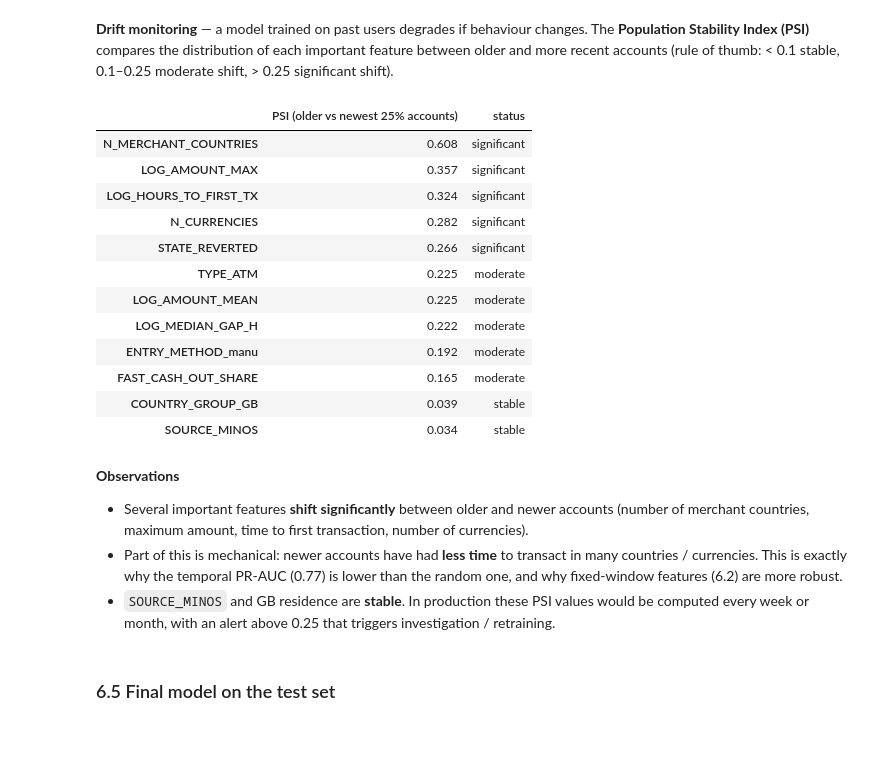
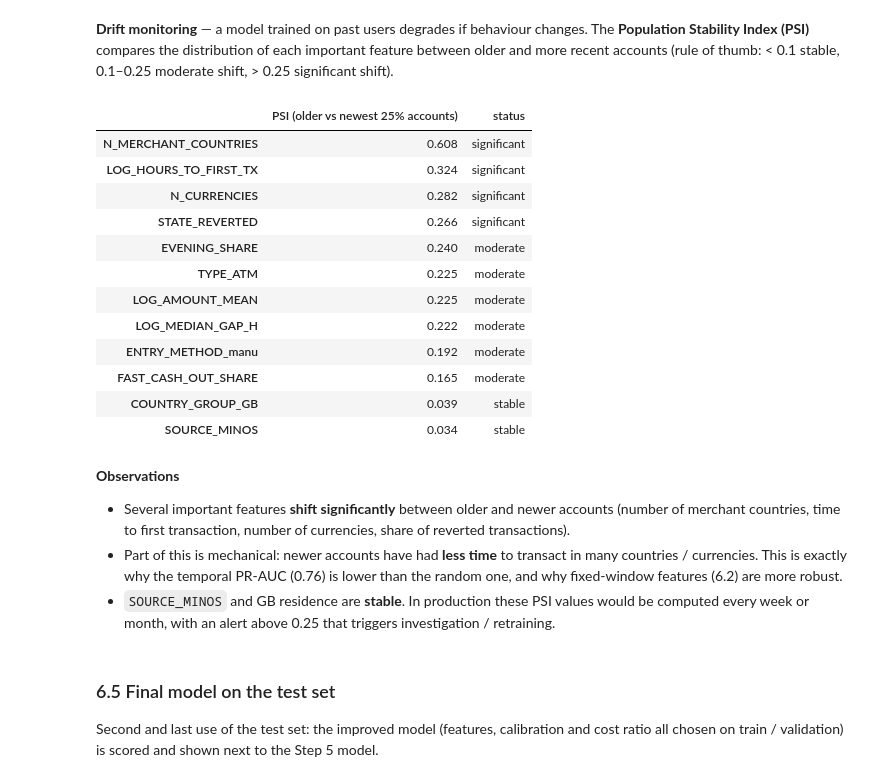
Before and after one commit to AmidNova/fraudster-detection, a Jupyter notebook: fraud_detection.ipynb, the cells around one changed output. Cells and saved outputs as stored; diff of their text form; code cells hidden in the pictures; blank space fills up the shorter version.

```diff
--- a/fraud_detection.ipynb
+++ b/fraud_detection.ipynb
@@ -458,7 +383,7 @@ def make_models():
             LogisticRegression(class_weight="balanced", max_iter=2000, random_state=RANDOM_STATE)),
         "Random Forest": RandomForestClassifier(
             n_estimators=500, min_samples_leaf=3, class_weight="balanced_subsample",
-            n_jobs=-1, random_state=RANDOM_STATE),
+            random_state=RANDOM_STATE),  # no n_jobs: cross_validate already parallelises the folds
         "Gradient Boosting": HistGradientBoostingClassifier(
             learning_rate=0.05, max_iter=300, max_leaf_nodes=15, l2_regularization=1.0,
             class_weight="balanced", random_state=RANDOM_STATE),
@@ -519,6 +444,22 @@ ax.legend(); plt.tight_layout()
 BEST_MODEL_NAME = cv_results["cv_pr_auc"].idxmax()
 best_model = models[BEST_MODEL_NAME]
 print("Selected model:", BEST_MODEL_NAME)
+
+SUMMARY_COLS = ["cv_pr_auc", "cv_pr_auc_std", "val_pr_auc"]
+BASE_SUMMARY = cv_results.join(val_results).loc[[BEST_MODEL_NAME], SUMMARY_COLS]
+
+
+def evaluate_variant(name, X_tr, X_v):
+    """CV on train + validation PR-AUC of the selected model type trained on another feature set."""
+    result = cross_validate_models({name: make_models()[BEST_MODEL_NAME]}, X_tr, y_train)
+    model = make_models()[BEST_MODEL_NAME].fit(X_tr, y_train)
+    result["val_pr_auc"] = average_precision_score(y_val, model.predict_proba(X_v)[:, 1])
+    return result, model
+
+
+def compare_with_base(variant_result):
+    """Selected Step 4 model vs a variant, on the same CV / validation metrics."""
+    return pd.concat([BASE_SUMMARY, variant_result[SUMMARY_COLS]]).round(3)
 # %% [output]
 Selected model: Gradient Boosting
 # %% [markdown]
@@ -764,15 +664,8 @@ Name: single_feature_roc_auc, dtype: float64
 # Same users in train / validation / test as before, with the extra features
 X2_train, X2_val, X2_test = (data_v2.loc[idx.index, FEATURES_V2] for idx in (X_train, X_val, X_test))
 
-gb_v2 = {"Gradient Boosting + sequence": make_models()["Gradient Boosting"]}
-cv_v2 = cross_validate_models(gb_v2, X2_train, y_train)
-model_v2 = gb_v2["Gradient Boosting + sequence"].fit(X2_train, y_train)
-cv_v2["val_pr_auc"] = average_precision_score(y_val, model_v2.predict_proba(X2_val)[:, 1])
-
-comparison_v2 = pd.concat([
-    cv_results.loc[[BEST_MODEL_NAME], ["cv_pr_auc", "cv_pr_auc_std"]]
-              .assign(val_pr_auc=val_results.loc[BEST_MODEL_NAME, "val_pr_auc"]),
-    cv_v2[["cv_pr_auc", "cv_pr_auc_std", "val_pr_auc"]]]).round(3)
+cv_v2, model_v2 = evaluate_variant("Gradient Boosting + sequence", X2_train, X2_val)
+comparison_v2 = compare_with_base(cv_v2)
 comparison_v2
 # %% [output]
 |  | cv_pr_auc | cv_pr_auc_std | val_pr_auc |
@@ -946,36 +831,24 @@ User 0782ced4-7bb6-4420-aff2-ed08290ee47c — score 1.000, actual fraudster: Tru
 # %% [markdown]
 **Drift monitoring** — a model trained on past users degrades if behaviour changes. The **Population Stability Index (PSI)** compares the distribution of each important feature between older and more recent accounts (rule of thumb: < 0.1 stable, 0.1–0.25 moderate shift, > 0.25 significant shift).
 # %%
-PSI_BINS = 10
-
-
-def population_stability_index(reference, current, bins=PSI_BINS):
-    """PSI between two samples of one feature, using quantile bins of the reference."""
-    edges = np.unique(np.quantile(reference, np.linspace(0, 1, bins + 1)))
-    if len(edges) < 3:                       # (near) constant feature
-        edges = np.unique(np.concatenate([edges, [reference.mean() + 1e-9]]))
-    edges[0], edges[-1] = -np.inf, np.inf
-    ref_pct = np.histogram(reference, edges)[0] / len(reference) + 1e-6
-    cur_pct = np.histogram(current, edges)[0] / len(current) + 1e-6
-    return float(np.sum((cur_pct - ref_pct) * np.log(cur_pct / ref_pct)))
-
+from fraud_detection.evaluation import population_stability_index
 
 top_shap = (pd.Series(np.abs(shap_val.values).mean(axis=0), index=FEATURES_V2)
               .sort_values(ascending=False).head(12).index)
 created = USER_CREATED.loc[data_v2.index]
 older = data_v2[created < created.quantile(TEMPORAL_TRAIN_SHARE)]
 newer = data_v2[created >= created.quantile(TEMPORAL_TRAIN_SHARE)]
 
 psi = pd.Series({f: population_stability_index(older[f].to_numpy(), newer[f].to_numpy()) for f in top_shap},
                 name="PSI (older vs newest 25% accounts)").sort_values(ascending=False)
 psi.round(3).to_frame().assign(status=pd.cut(psi, [-np.inf, 0.1, 0.25, np.inf], labels=["stable", "moderate", "significant"]))
 # %% [output]
 |  | PSI (older vs newest 25% accounts) | status |
 | N_MERCHANT_COUNTRIES | 0.608 | significant |
-| LOG_AMOUNT_MAX | 0.357 | significant |
 | LOG_HOURS_TO_FIRST_TX | 0.324 | significant |
 | N_CURRENCIES | 0.282 | significant |
 | STATE_REVERTED | 0.266 | significant |
+| EVENING_SHARE | 0.240 | moderate |
 | TYPE_ATM | 0.225 | moderate |
 | LOG_AMOUNT_MEAN | 0.225 | moderate |
 | LOG_MEDIAN_GAP_H | 0.222 | moderate |
@@ -985,11 +858,13 @@ psi.round(3).to_frame().assign(status=pd.cut(psi, [-np.inf, 0.1, 0.25, np.inf],
 | SOURCE_MINOS | 0.034 | stable |
 # %% [markdown]
 **Observations**
-- Several important features **shift significantly** between older and newer accounts (number of merchant countries, maximum amount, time to first transaction, number of currencies).
-- Part of this is mechanical: newer accounts have had **less time** to transact in many countries / currencies. This is exactly why the temporal PR-AUC (0.77) is lower than the random one, and why fixed-window features (6.2) are more robust.
+- Several important features **shift significantly** between older and newer accounts (number of merchant countries, time to first transaction, number of currencies, share of reverted transactions).
+- Part of this is mechanical: newer accounts have had **less time** to transact in many countries / currencies. This is exactly why the temporal PR-AUC (0.76) is lower than the random one, and why fixed-window features (6.2) are more robust.
 - `SOURCE_MINOS` and GB residence are **stable**. In production these PSI values would be computed every week or month, with an alert above 0.25 that triggers investigation / retraining.
 # %% [markdown]
 ### 6.5 Final model on the test set
+
+Second and last use of the test set: the improved model (features, calibration and cost ratio all chosen on train / validation) is scored and shown next to the Step 5 model.
 # %%
 final_scores = calibrated_v2.predict_proba(X2_test)[:, 1]
 FINAL_RATIO = 20
```
Also changed, not shown: parts of 23 cells of this notebook, 8 other files.
